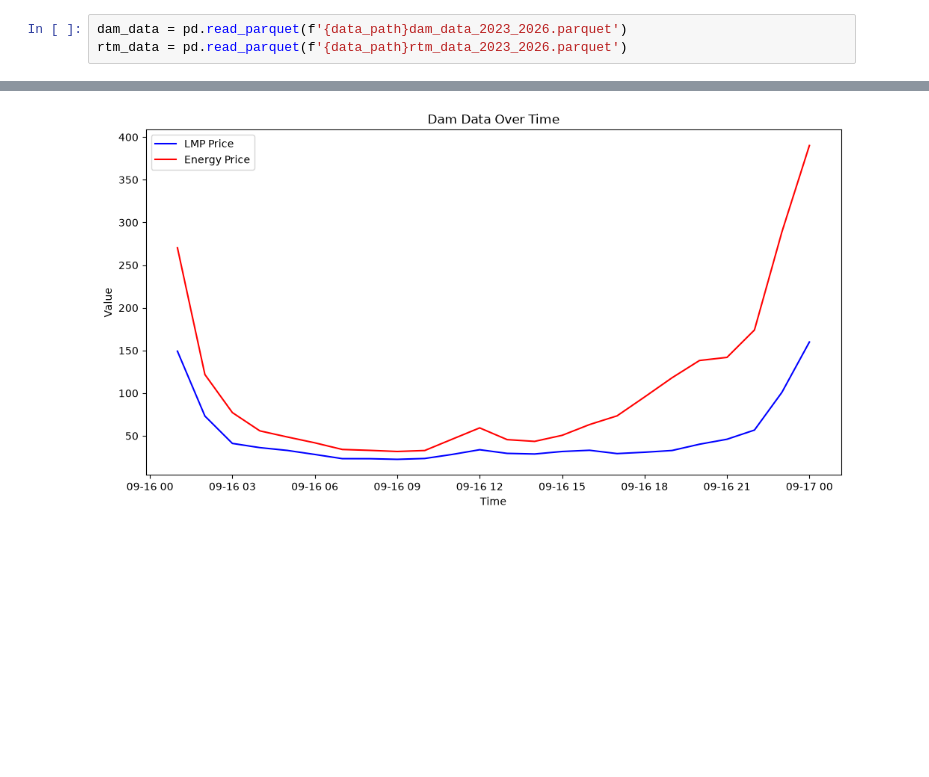
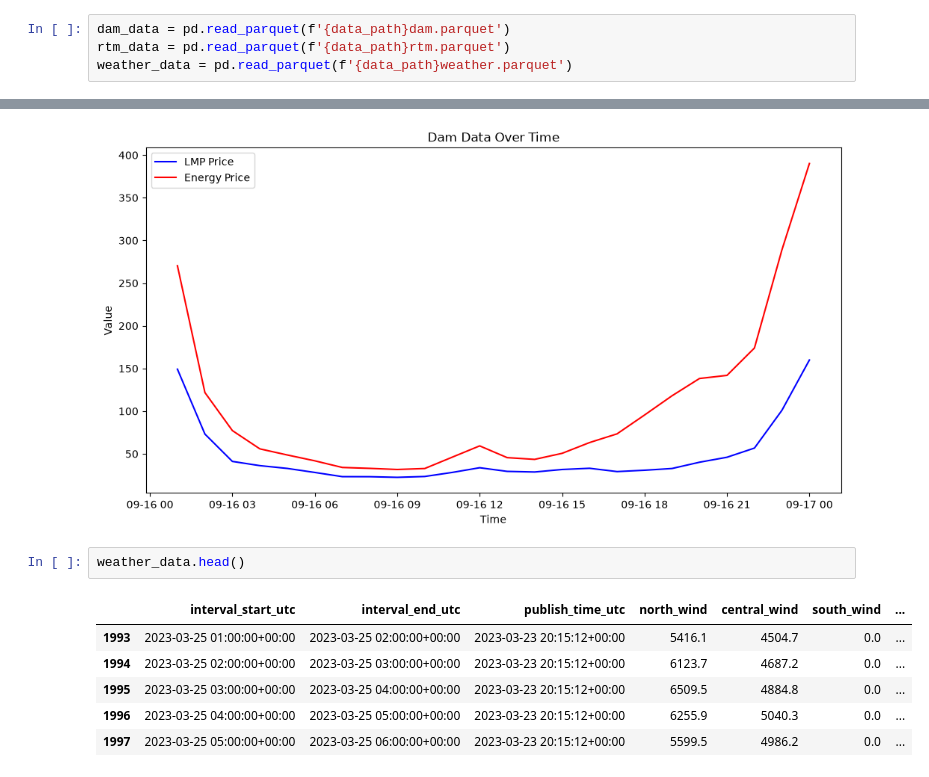
Before and after one commit to krklapat/data-science-capstone, a Jupyter notebook: data-explore/ak_data_explore.ipynb, the cells around one changed output, grey strips where cells are left out. Cells and saved outputs as stored; diff of their text form; blank space fills up the shorter version.

```diff
--- a/data-explore/ak_data_explore.ipynb
+++ b/data-explore/ak_data_explore.ipynb
@@ -9,6 +9,7 @@ data_path = '../data-pull/combined_data/'
 # %%
-dam_data = pd.read_parquet(f'{data_path}dam_data_2023_2026.parquet')
-rtm_data = pd.read_parquet(f'{data_path}rtm_data_2023_2026.parquet')
+dam_data = pd.read_parquet(f'{data_path}dam.parquet')
+rtm_data = pd.read_parquet(f'{data_path}rtm.parquet')
+weather_data = pd.read_parquet(f'{data_path}weather.parquet')
 # %%
 dam_data.head()
 # %% [output]
@@ -67,3 +68,12 @@ plt.legend()
 plt.show()
 # %% [output]
 [figure]
+# %%
+weather_data.head()
+# %% [output]
+|  | interval_start_utc | interval_end_utc | publish_time_utc | north_wind | central_wind | south_wind | ... |
+| 1993 | 2023-03-25 01:00:00+00:00 | 2023-03-25 02:00:00+00:00 | 2023-03-23 20:15:12+00:00 | 5416.1 | 4504.7 | 0.0 | ... |
+| 1994 | 2023-03-25 02:00:00+00:00 | 2023-03-25 03:00:00+00:00 | 2023-03-23 20:15:12+00:00 | 6123.7 | 4687.2 | 0.0 | ... |
+| 1995 | 2023-03-25 03:00:00+00:00 | 2023-03-25 04:00:00+00:00 | 2023-03-23 20:15:12+00:00 | 6509.5 | 4884.8 | 0.0 | ... |
+| 1996 | 2023-03-25 04:00:00+00:00 | 2023-03-25 05:00:00+00:00 | 2023-03-23 20:15:12+00:00 | 6255.9 | 5040.3 | 0.0 | ... |
+| 1997 | 2023-03-25 05:00:00+00:00 | 2023-03-25 06:00:00+00:00 | 2023-03-23 20:15:12+00:00 | 5599.5 | 4986.2 | 0.0 | ... |
```
Also changed, not shown: parts of 4 cells of this notebook, 1 other file.
